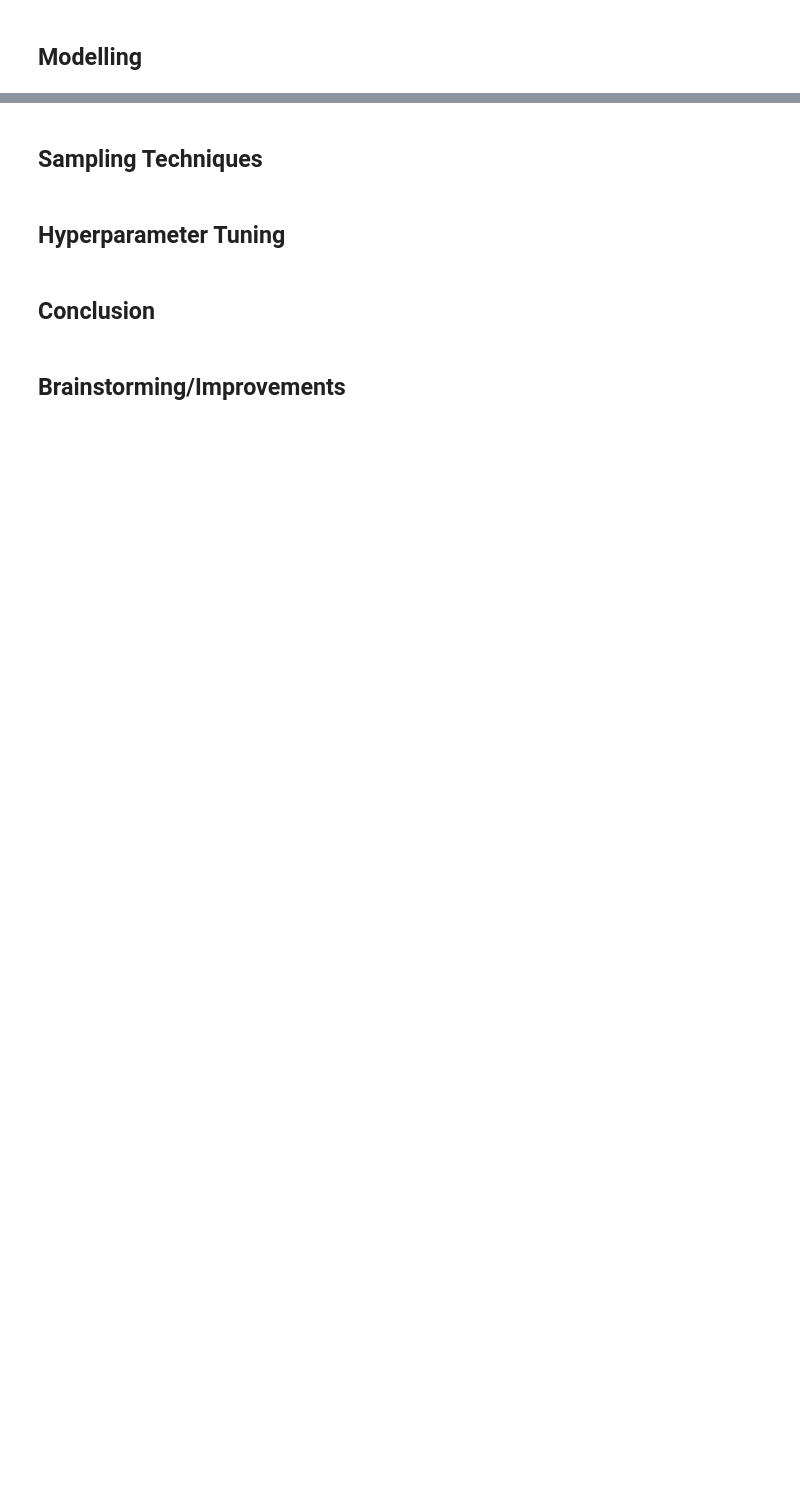
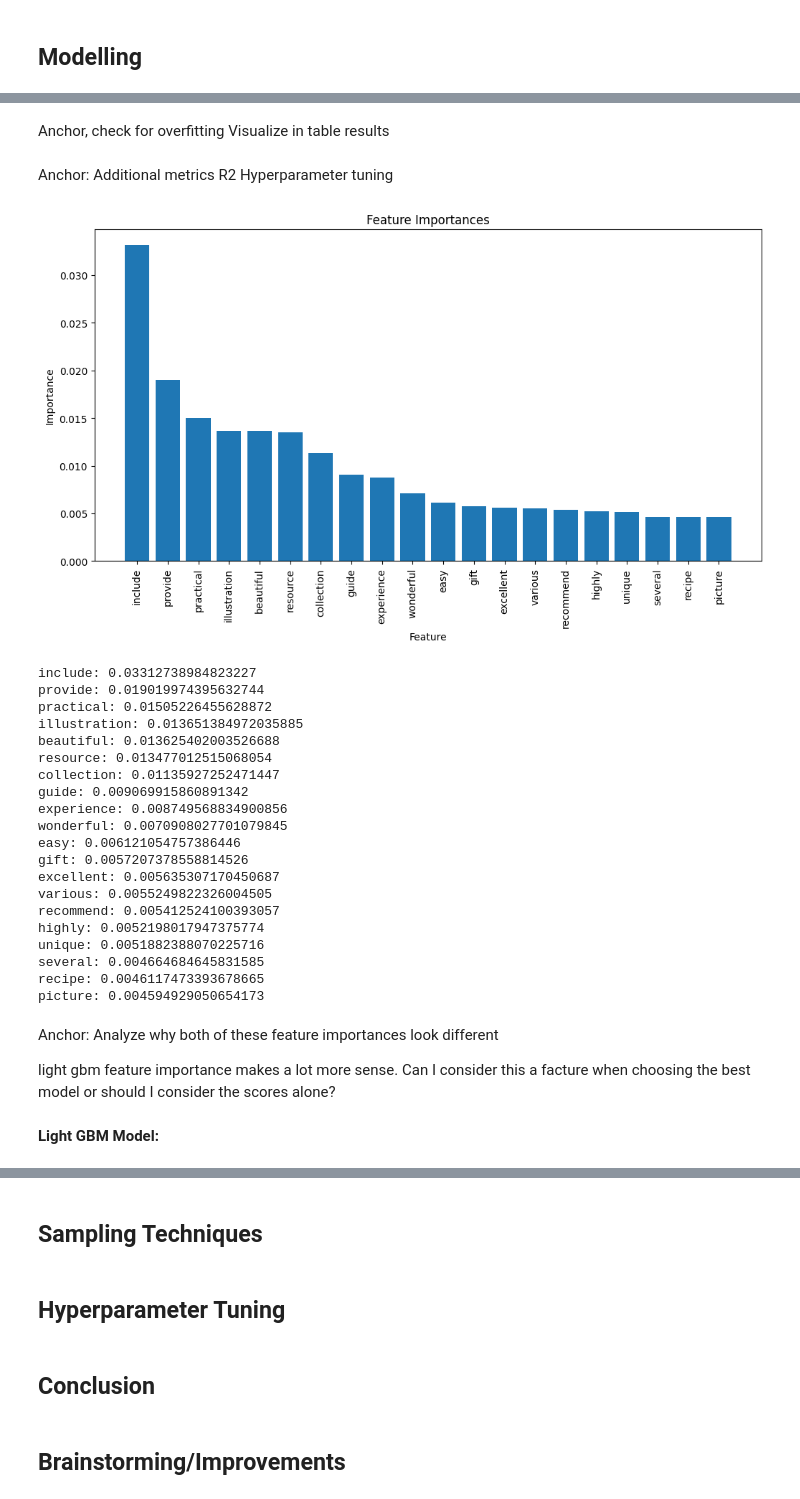
Before and after one commit to rameshs-data/AmazonReview_UsefulnessRanker, a Jupyter notebook: AmazonReview_UsefulnessRanker.ipynb, the cells around one changed output, grey strips where cells are left out. Drawn from its saved outputs; the diff is of its cells as text; code cells hidden in the pictures; blank space fills up the shorter version.

Commit message:
Modelling changes

```diff
--- a/AmazonReview_UsefulnessRanker.ipynb
+++ b/AmazonReview_UsefulnessRanker.ipynb
@@ -1099,6 +727,0 @@ NameError: name 'SentenceTransformer' is not defined
-# %%
-from sklearn.feature_extraction.text import TfidfVectorizer
-
-vectorizer = TfidfVectorizer(max_features=5000)  # Adjust number of features as needed
-X_train_embeddings = vectorizer.fit_transform(X_train)
-X_val_embeddings = vectorizer.transform(X_val)
@@ -1104,0 +759,15 @@ X_val_embeddings = vectorizer.transform(X_val)
+# %%
+# Load the vectorizer
+with open('tfidf_vectorizer.pkl', 'rb') as f:
+  vectorizer = pickle.load(f)
+
+# Load the sparse matrices from disk & converting to dense matrix
+X_train_embs = scipy.sparse.load_npz('train_embs_tfidf.npz')
+X_val_embs = scipy.sparse.load_npz('val_embs_tfidf.npz')
+
+# Ensure embeddings have consistent shapes
+print(f"Training embeddings shape: {X_train_embs.shape}")
+print(f"Validation embeddings shape: {X_val_embs.shape}")
+
+print(f"Training targets shape: {y_train.shape}")
+print(f"Validation targets shape: {y_val.shape}")
@@ -1106,0 +858,56 @@ X_val_embeddings = vectorizer.transform(X_val)
+# %% [markdown]
+Anchor, check for overfitting
+Visualize in table results
+# %% [markdown]
+Anchor: Additional metrics R2
+Hyperparameter tuning
+# %%
+# Extract feature importance
+importance = xgb_model.feature_importances_
+feature_names = vectorizer.get_feature_names_out()
+
+# Sort feature importances in descending order
+indices = np.argsort(importance)[::-1]
+top_n = 20  # Number of top features to display
+
+# Plot feature importances
+plt.figure(figsize=(12, 6))
+plt.title('Feature Importances')
+plt.bar(range(top_n), importance[indices[:top_n]], align='center')
+plt.xticks(range(top_n), [feature_names[i] for i in indices[:top_n]], rotation=90)
+plt.xlabel('Feature')
+plt.ylabel('Importance')
+plt.show()
+
+# Print top features and their importance scores
+top_features = [(feature_names[i], importance[i]) for i in indices[:top_n]]
+for feature, score in top_features:
+    print(f"{feature}: {score}")
+# %% [output]
+[figure, added]
+include: 0.03312738984823227
+provide: 0.019019974395632744
+practical: 0.01505226455628872
+illustration: 0.013651384972035885
+beautiful: 0.013625402003526688
+resource: 0.013477012515068054
+collection: 0.01135927252471447
+guide: 0.009069915860891342
+experience: 0.008749568834900856
+wonderful: 0.0070908027701079845
+easy: 0.006121054757386446
+gift: 0.0057207378558814526
+excellent: 0.005635307170450687
+various: 0.0055249822326004505
+recommend: 0.005412524100393057
+highly: 0.0052198017947375774
+unique: 0.0051882388070225716
+several: 0.004664684645831585
+recipe: 0.0046117473393678665
+picture: 0.004594929050654173
+# %% [markdown]
+Anchor: Analyze why both of these feature importances look different
+
+light gbm feature importance makes a lot more sense. Can I consider this a facture when choosing the best model or should I consider the scores alone?
+# %% [markdown]
+**Light GBM Model:**
```
Also changed, not shown: parts of 55 cells of this notebook.
